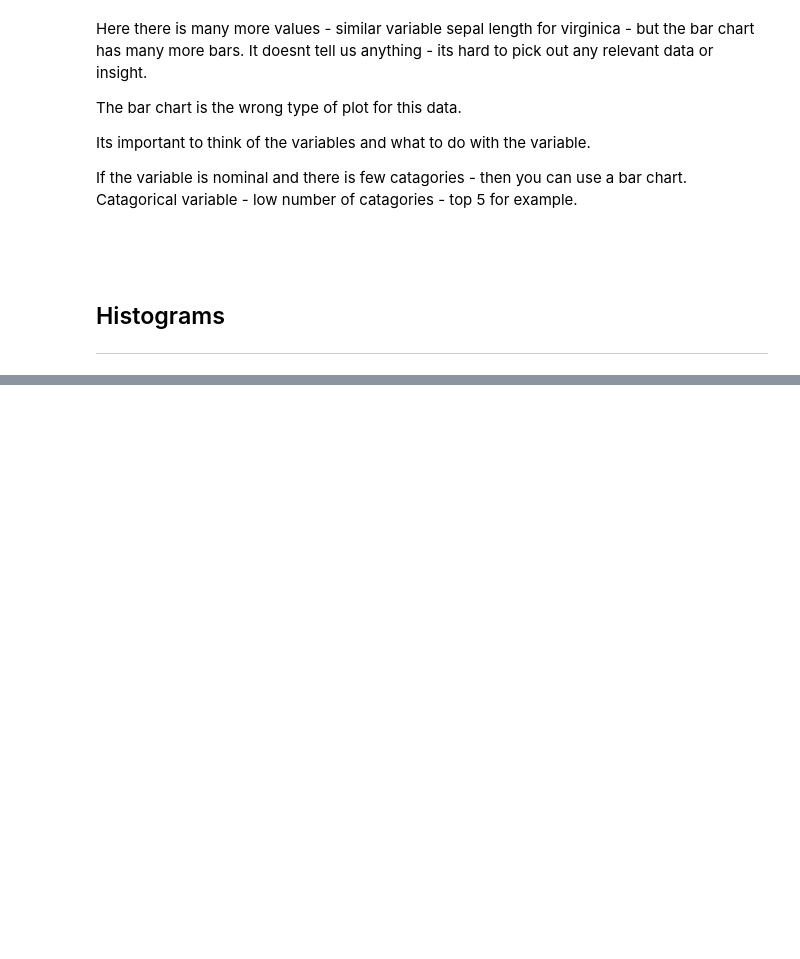
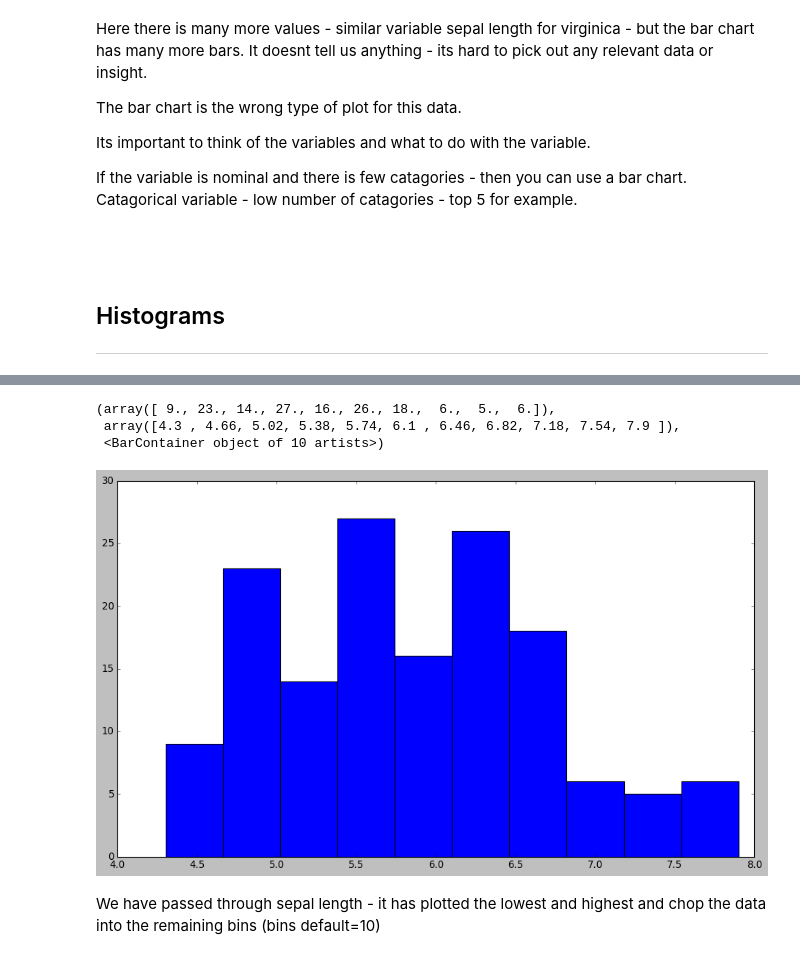
Before and after one commit to VCurry20/Jupyter-FDA2021, a Jupyter notebook: Week 8/Week 8 .ipynb, the cells around one changed output, grey strips where cells are left out. Drawn from its saved outputs; the diff is of its cells as text; code cells hidden in the pictures; blank space fills up the shorter version.

Commit message:
hist

```diff
--- a/Week 8/Week 8 .ipynb
+++ b/Week 8/Week 8 .ipynb
@@ -343,0 +355,8 @@ If the variable is nominal and there is few catagories - then you can use a bar
+# %%
+# Hist of Sepal Length
+
+
+# isolate sepal length
+
+sepal_length = df['SepalLengthCm']
+sepal_length
@@ -343,0 +376,13 @@ If the variable is nominal and there is few catagories - then you can use a bar
+# %%
+plt.hist(sepal_length)
+
+# this creates the hist
+# it also outputs additional information - tupple with 2 arrays
+# first array  height / second - is width - ten bars ( as per the usual hist)
+# %% [output]
+(array([ 9., 23., 14., 27., 16., 26., 18.,  6.,  5.,  6.]),
+ array([4.3 , 4.66, 5.02, 5.38, 5.74, 6.1 , 6.46, 6.82, 7.18, 7.54, 7.9 ]),
+ <BarContainer object of 10 artists>)
+[figure, added]
+# %% [markdown]
+We have passed through sepal length - it has plotted the lowest and highest and chop the data into the remaining bins (bins default=10)
```
Also changed, not shown: parts of 22 cells of this notebook, 1 other file.
